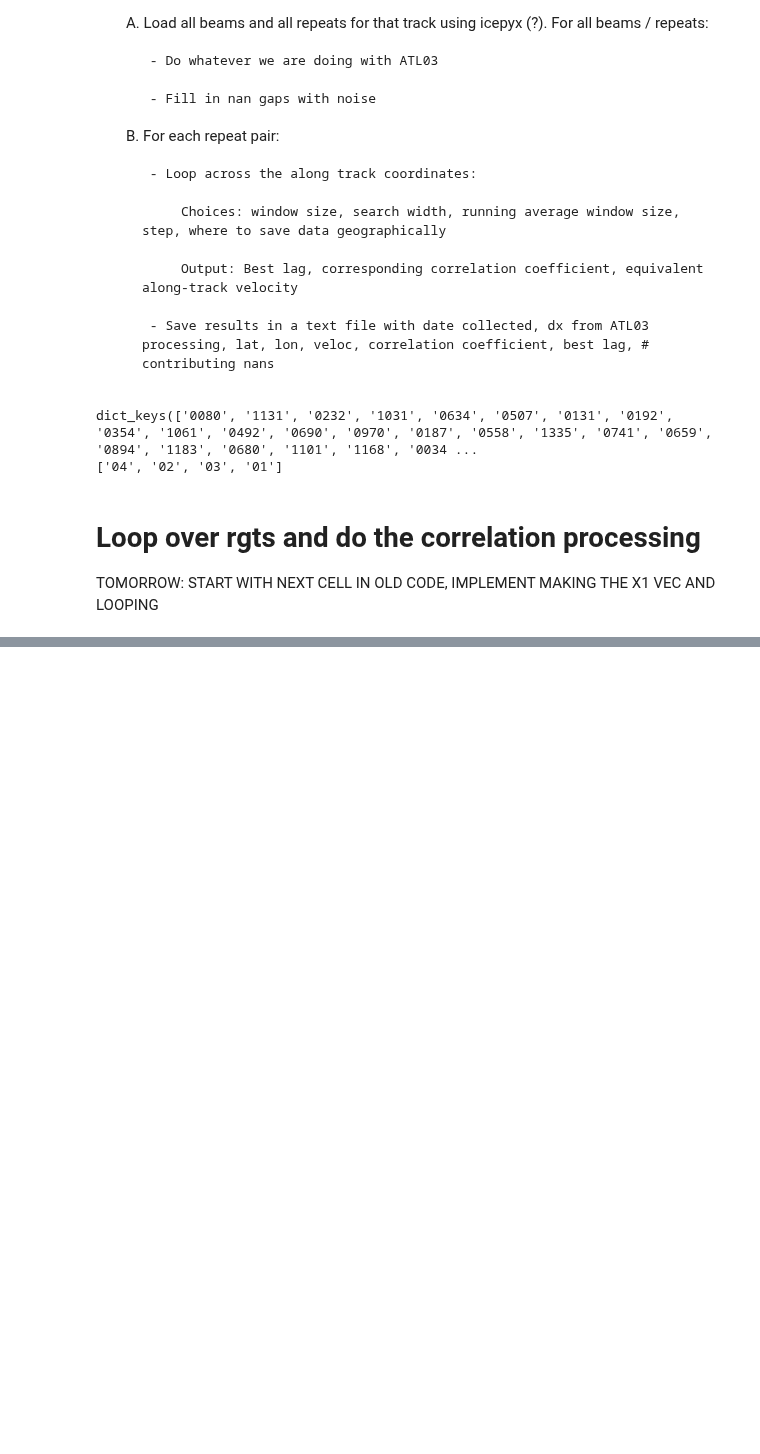
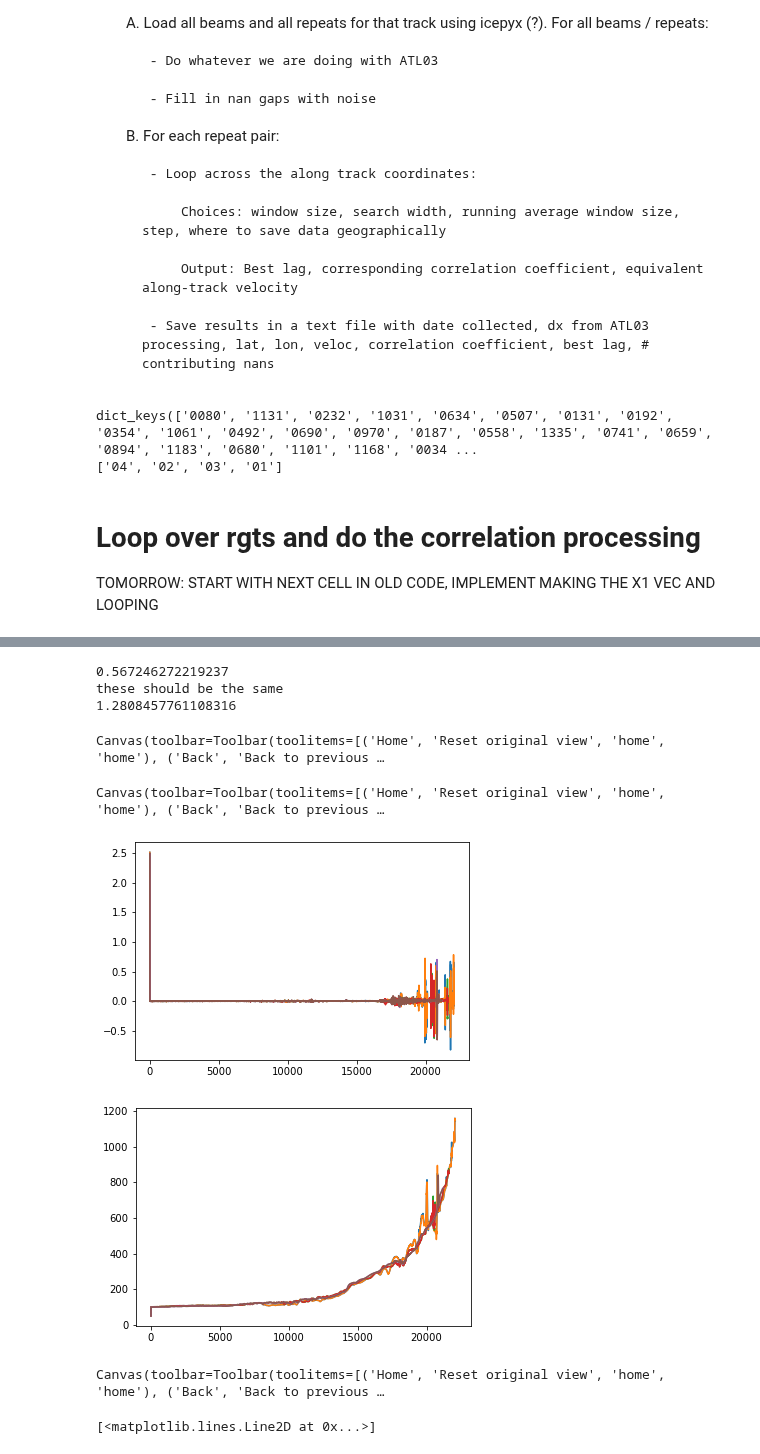
Before and after one commit to ICESAT-2HackWeek/IS2_velocity, a Jupyter notebook: contributors/grace_barcheck/Looping_over_beams_local_Data.ipynb, the cells around one changed output, grey strips where cells are left out. Drawn from its saved outputs; the diff is of its cells as text; code cells hidden in the pictures; blank space fills up the shorter version.

Commit message:
fixed correlation coefficient method in Looping_over_beams_local_Data.ipynb

```diff
--- a/contributors/grace_barcheck/Looping_over_beams_local_Data.ipynb
+++ b/contributors/grace_barcheck/Looping_over_beams_local_Data.ipynb
@@ -411,0 +596,24 @@ min_x_atc
+# %%
+
+print('0.567246272219237')
+print('these should be the same')
+print(corr_normed[ix_peak])
+
+
+print(corr[ix_peak])
+# %% [output]
+0.567246272219237
+these should be the same
+1.2808457761108316
+# %%
+plt.figure()
+for beam in beams:
+    plt.plot(h_li_diff[cycles[0]][beam])
+plt.figure()
+for beam in beams:
+    plt.plot(h_li[cycles[0]][beam])
+# %% [output]
+Canvas(toolbar=Toolbar(toolitems=[('Home', 'Reset original view', 'home', 'home'), ('Back', 'Back to previous …
+Canvas(toolbar=Toolbar(toolitems=[('Home', 'Reset original view', 'home', 'home'), ('Back', 'Back to previous …
+[figure, added]
+[figure, added]
@@ -411,0 +622,7 @@ min_x_atc
+# %%
+
+plt.figure()
+plt.plot(corr2)
+# %% [output]
+Canvas(toolbar=Toolbar(toolitems=[('Home', 'Reset original view', 'home', 'home'), ('Back', 'Back to previous …
+[<matplotlib.lines.Line2D at 0x...>]
```
Also changed, not shown: parts of 10 cells of this notebook, 1 other file.
